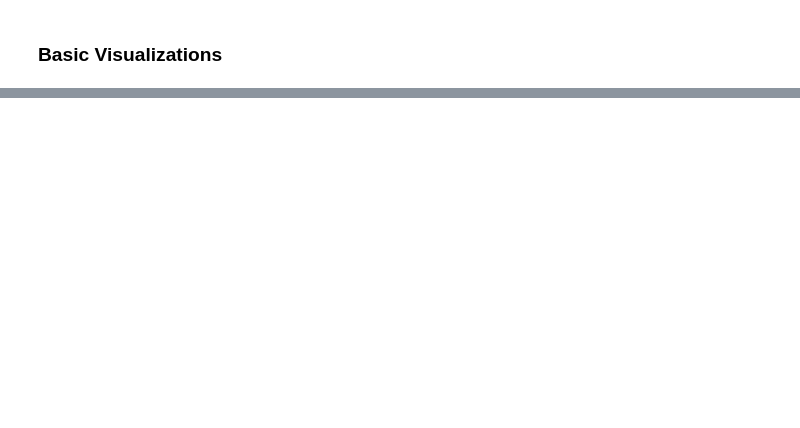
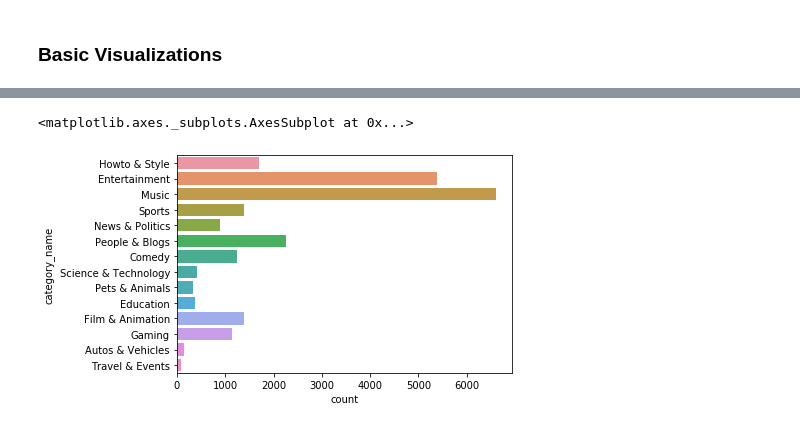
Before and after one commit to raklives/personal-projects, a Jupyter notebook: Trending_stories.ipynb, the cells around one changed output, grey strips where cells are left out. Cells and saved outputs as stored; diff of their text form; code cells hidden in the pictures; blank space fills up the shorter version.

```diff
--- a/Trending_stories.ipynb
+++ b/Trending_stories.ipynb
@@ -343,0 +381,5 @@ countries.head()
+# %%
+sns.countplot(y='category_name', data=GB)
+# %% [output]
+<matplotlib.axes._subplots.AxesSubplot at 0x...>
+[figure, added]
```
Also changed, not shown: parts of 18 cells of this notebook.
